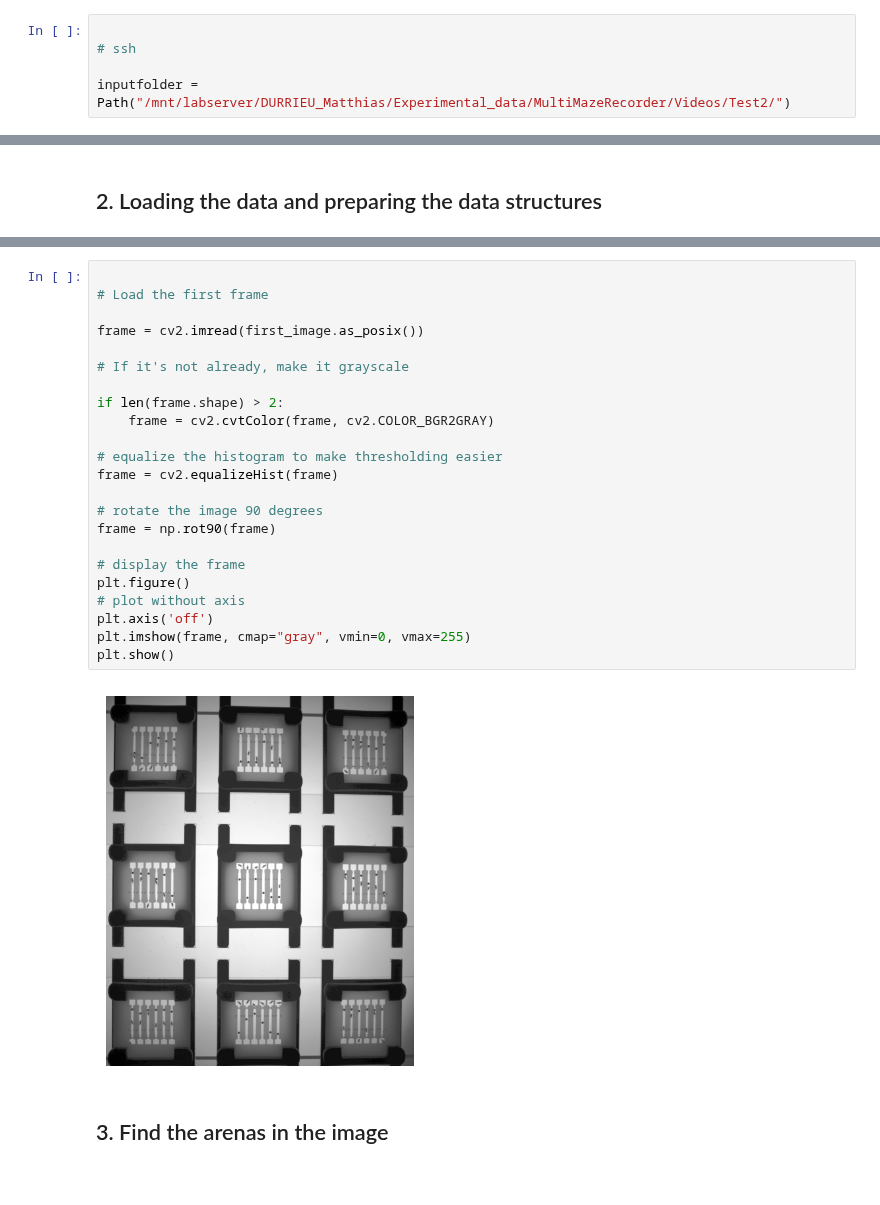
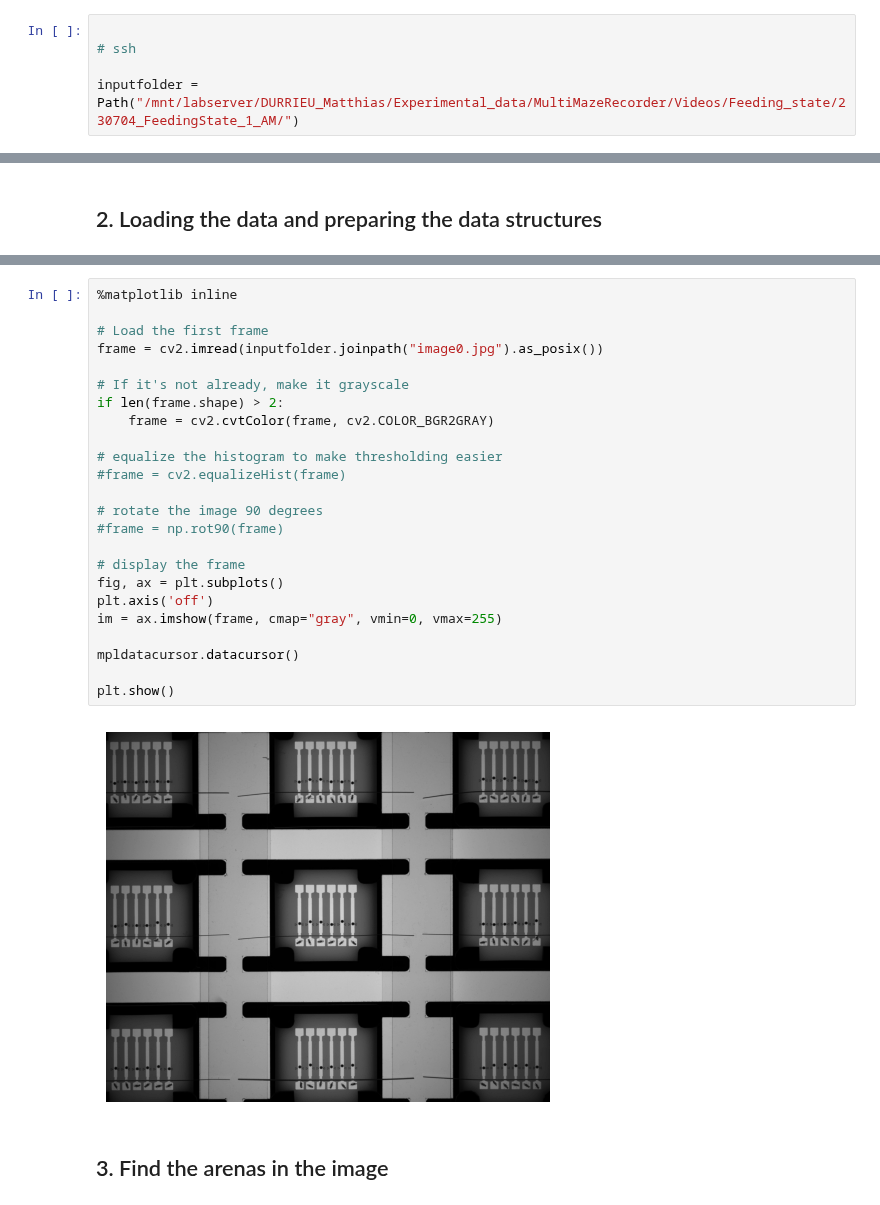
Before and after one commit to NeLy-EPFL/Tracking_Analysis, a Jupyter notebook: Tracktor/Array2Corridors_Troubleshooting.ipynb, the cells around one changed output, grey strips where cells are left out. Drawn from its saved outputs; the diff is of its cells as text.

Commit message:
Implementing image exploration for hard coded cropping of images

```diff
--- a/Tracktor/Array2Corridors_Troubleshooting.ipynb
+++ b/Tracktor/Array2Corridors_Troubleshooting.ipynb
@@ -34,7 +35,7 @@ inputfolder = Path("/home/matthias/Videos/230606_LightReco/")
 
 # ssh
 
-inputfolder = Path("/mnt/labserver/DURRIEU_Matthias/Experimental_data/MultiMazeRecorder/Videos/Test2/")
+inputfolder = Path("/mnt/labserver/DURRIEU_Matthias/Experimental_data/MultiMazeRecorder/Videos/Feeding_state/230704_FeedingState_1_AM/")
 # %%
 # Print subfolders in inputfolder
 
@@ -61,28 +62,29 @@ First image found: /home/matthias/Videos/230606_LightReco/image25999.jpg
 # %%
+%matplotlib inline
 
 # Load the first frame
-
-frame = cv2.imread(first_image.as_posix())
+frame = cv2.imread(inputfolder.joinpath("image0.jpg").as_posix())
 
 # If it's not already, make it grayscale
-
 if len(frame.shape) > 2:
     frame = cv2.cvtColor(frame, cv2.COLOR_BGR2GRAY)
 
 # equalize the histogram to make thresholding easier
-frame = cv2.equalizeHist(frame)
+#frame = cv2.equalizeHist(frame)
 
 # rotate the image 90 degrees
-frame = np.rot90(frame)
+#frame = np.rot90(frame)
 
 # display the frame
-plt.figure()
-# plot without axis
+fig, ax = plt.subplots()
 plt.axis('off')
-plt.imshow(frame, cmap="gray", vmin=0, vmax=255)
+im = ax.imshow(frame, cmap="gray", vmin=0, vmax=255)
+
+mpldatacursor.datacursor()
+
 plt.show()
 # %% [output]
-[figure, old version]
+[figure, new version]
 # %% [markdown]
 ## 3. Find the arenas in the image
 # %%
```
Also changed, not shown: parts of 7 cells of this notebook.
